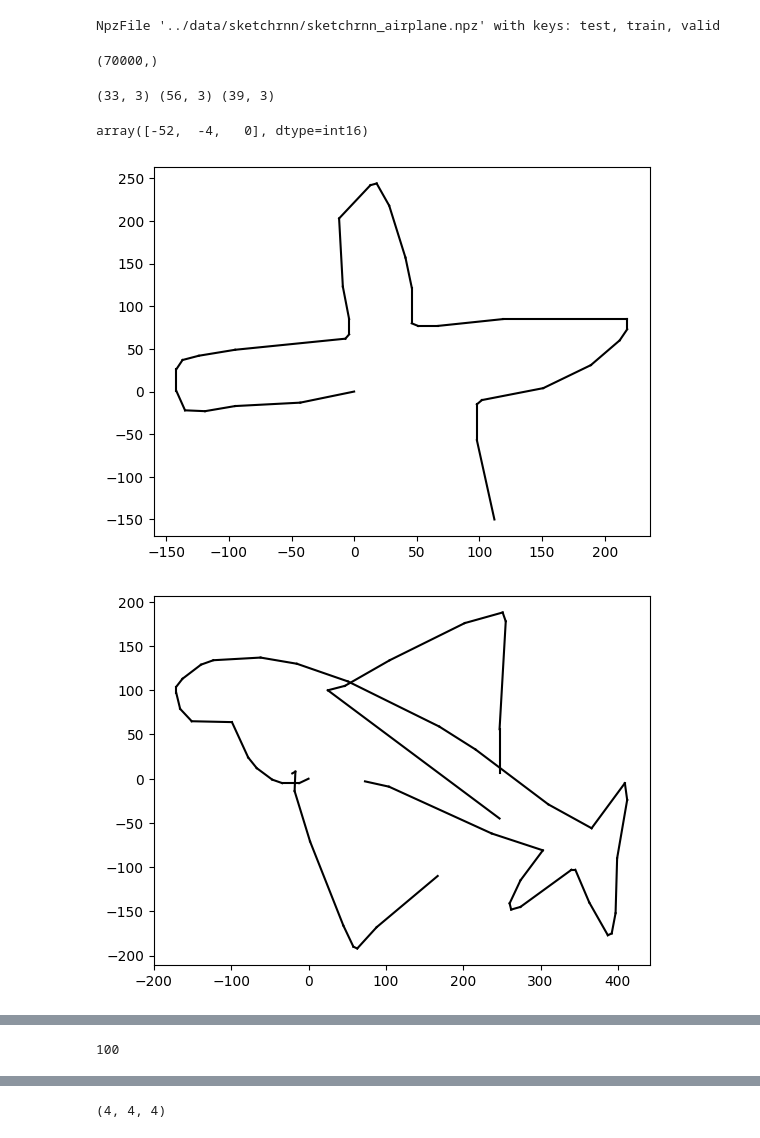
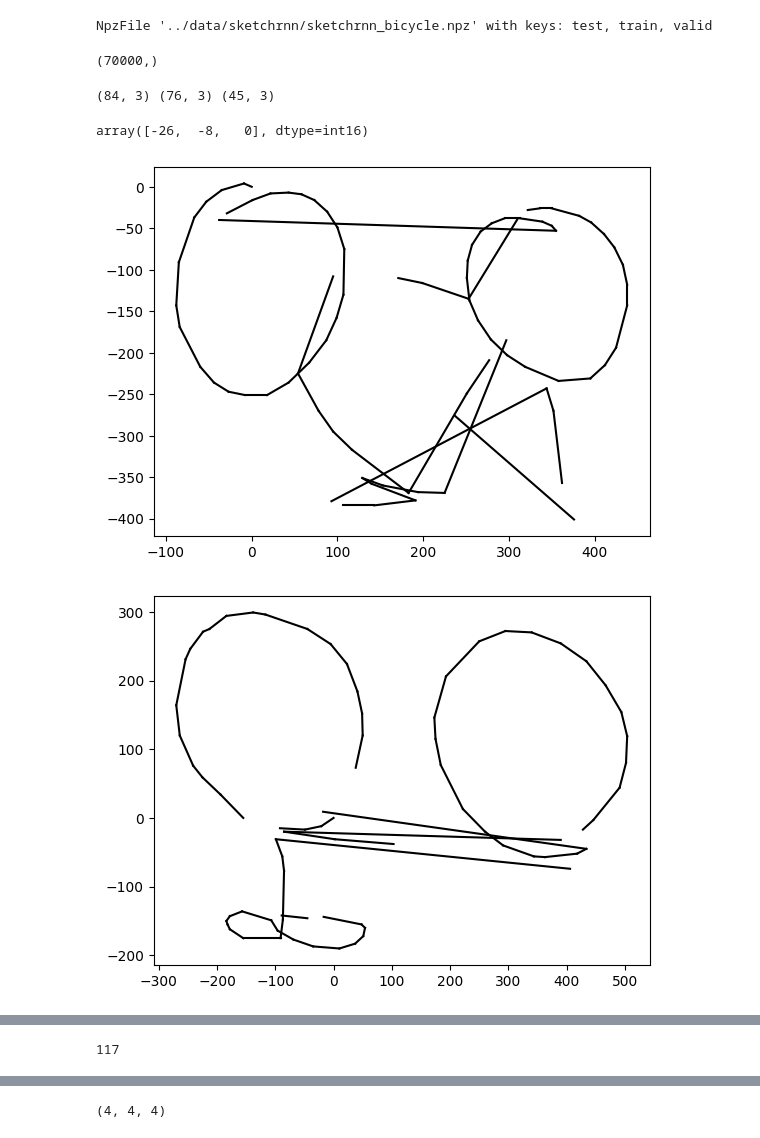
Before and after one commit to hunkim98/pixel-art-ai, a Jupyter notebook: sketchrnn/test.ipynb, the cells around one changed output, grey strips where cells are left out. Drawn from its saved outputs; the diff is of its cells as text; code cells hidden in the pictures.

```diff
--- a/sketchrnn/test.ipynb
+++ b/sketchrnn/test.ipynb
@@ -84,12 +84,12 @@ test_lstm(test_data)
 # %%
 dataset_dir = "../data/sketchrnn/"
-dataset_name = "sketchrnn_airplane.npz"
+dataset_name = "sketchrnn_bicycle.npz"
 dict_data = np.load(dataset_dir + dataset_name, encoding='latin1', allow_pickle=True)
 # extract the first array
 
 print(dict_data)
 # %% [output]
-NpzFile '../data/sketchrnn/sketchrnn_airplane.npz' with keys: test, train, valid
+NpzFile '../data/sketchrnn/sketchrnn_bicycle.npz' with keys: test, train, valid
 # %%
 import utils
 
@@ -101,30 +101,32 @@ print(train.shape) # we have 70000 sketches
 # %%
 print(train[0].shape, train[1].shape, train[2].shape) # each sketch has a different length
 # %% [output]
-(33, 3) (56, 3) (39, 3)
+(84, 3) (76, 3) (45, 3)
 # %%
 train[0][1]
 # %% [output]
-array([-52,  -4,   0], dtype=int16)
+array([-26,  -8,   0], dtype=int16)
 # %%
 # plot the first 10 sketches
 
-def plot_strokes(strokes):
+def plot_strokes_raw(strokes):
     plt.figure()
     x = 0
     y = 0
     plt.plot(x, y) # place the pen at the origin
     for i in range(len(strokes)):
+        # ignore first stroke
+
         x += strokes[i, 0]
         y += strokes[i, 1]
         if not strokes[i, 2]: # if drawing, i,2 is pen up or down
             plt.plot([x - strokes[i, 0], x], [y - strokes[i, 1], y], 'k')
     plt.show()
 
-for i in range(2):
+for i in range(5):
     sketch = train[i]
-    plot_strokes(sketch)
+    plot_strokes_raw(sketch)
     plt.show()
 # %% [output]
-[figure, old version]
+[figure, new version]
-[figure, old version]
+[figure, new version]
@@ -208,4 +213,4 @@ strokes = StrokesDataset(train, batch_size=1, max_seq_length=200, gpu=False, shu
 longest_seq_len = strokes.longest_seq_len
 print(longest_seq_len)
 # %% [output]
-100
+117
```
Also changed, not shown: parts of 6 cells of this notebook.
